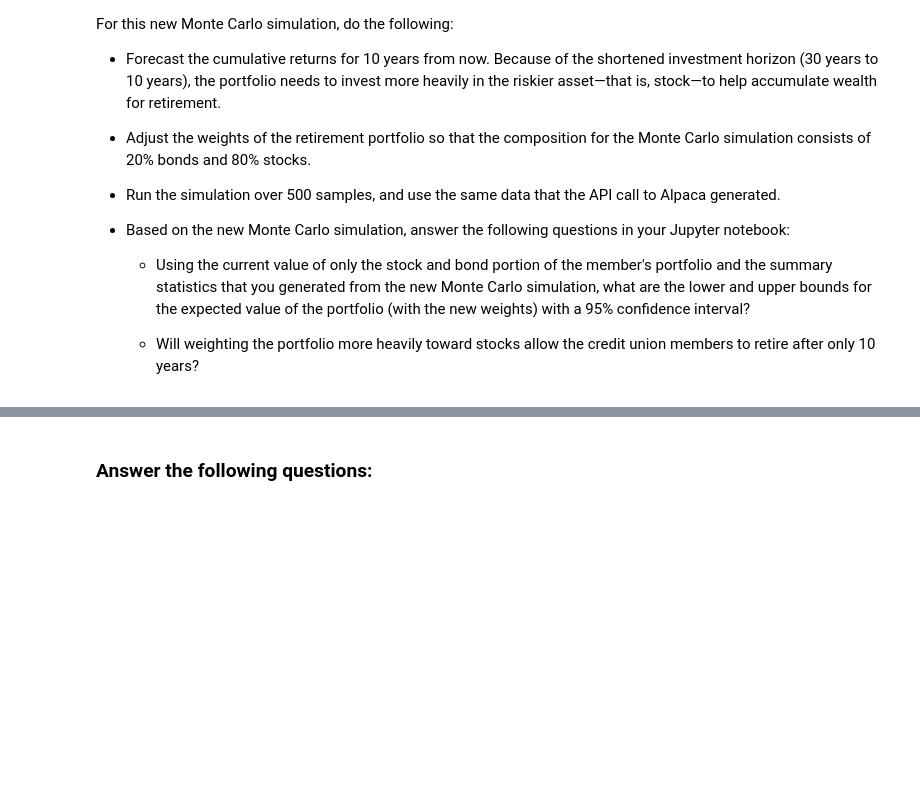
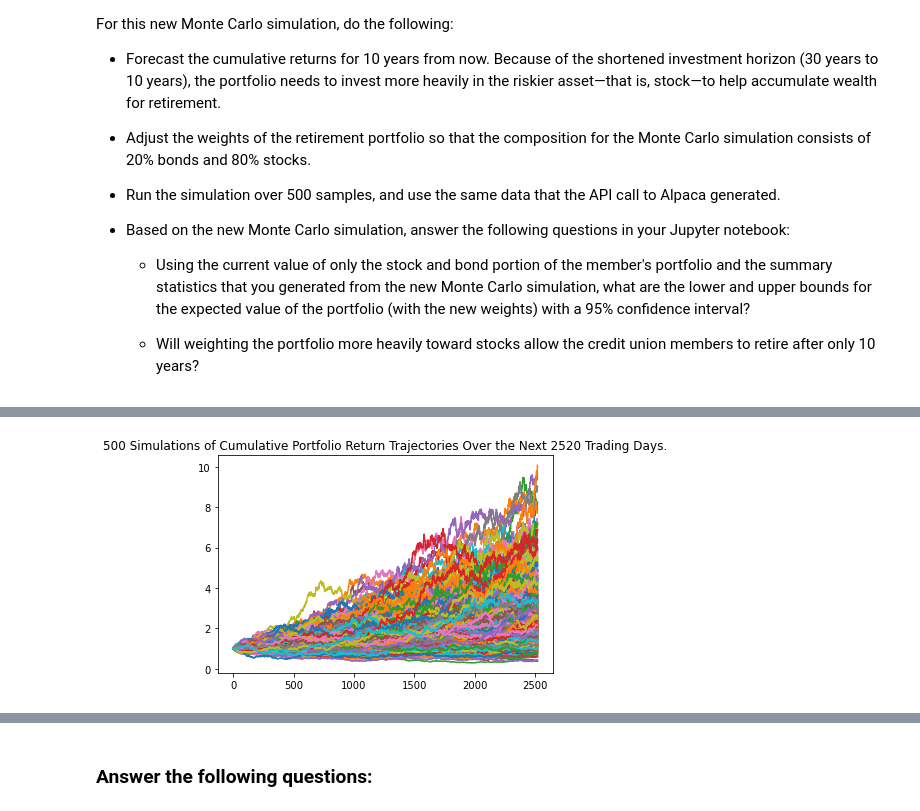
Before and after one commit to ALovettII/5-challenge, a Jupyter notebook: financial_planning_tools.ipynb, the cells around one changed output, grey strips where cells are left out. Cells and saved outputs as stored; diff of their text form; code cells hidden in the pictures; blank space fills up the shorter version.

```diff
--- a/financial_planning_tools.ipynb
+++ b/financial_planning_tools.ipynb
@@ -647,7 +646,12 @@ For this new Monte Carlo simulation, do the following:
 # Configure a Monte Carlo simulation to forecast 10 years cumulative returns
 # The weights should be split 20% to AGG and 80% to SPY.
 # Run 500 samples.
-# YOUR CODE HERE
+MC_2080 = MCSimulation(
+    portfolio_data = prices_3y_df,
+    weights = [.2,.8],
+    num_simulation = 500,
+    num_trading_days = 252*10
+)
 
 # Review the simulation input data
-# YOUR CODE HERE
+MC_4060.portfolio_data.head()
@@ -657,7 +712,9 @@ For this new Monte Carlo simulation, do the following:
 # %%
 # Visualize the 10-year Monte Carlo simulation by creating an
 # overlay line plot
-# YOUR CODE HERE
+MC_2080_plot = MC_2080.plot_simulation()
+# %% [output]
+[figure, added]
 # %%
 # Visualize the probability distribution of the 10-year Monte Carlo simulation
 # by plotting a histogram
```
Also changed, not shown: parts of 31 cells of this notebook.
